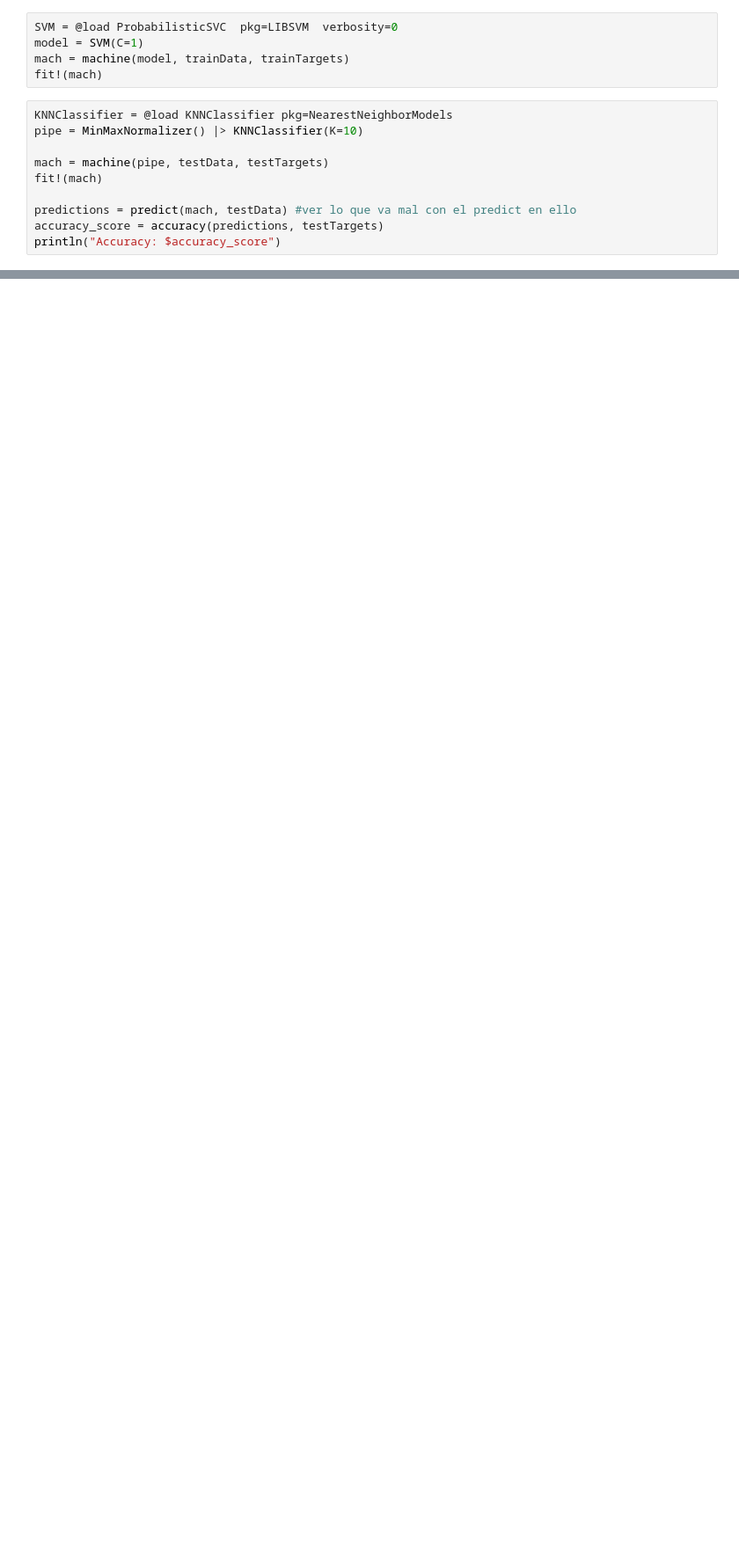
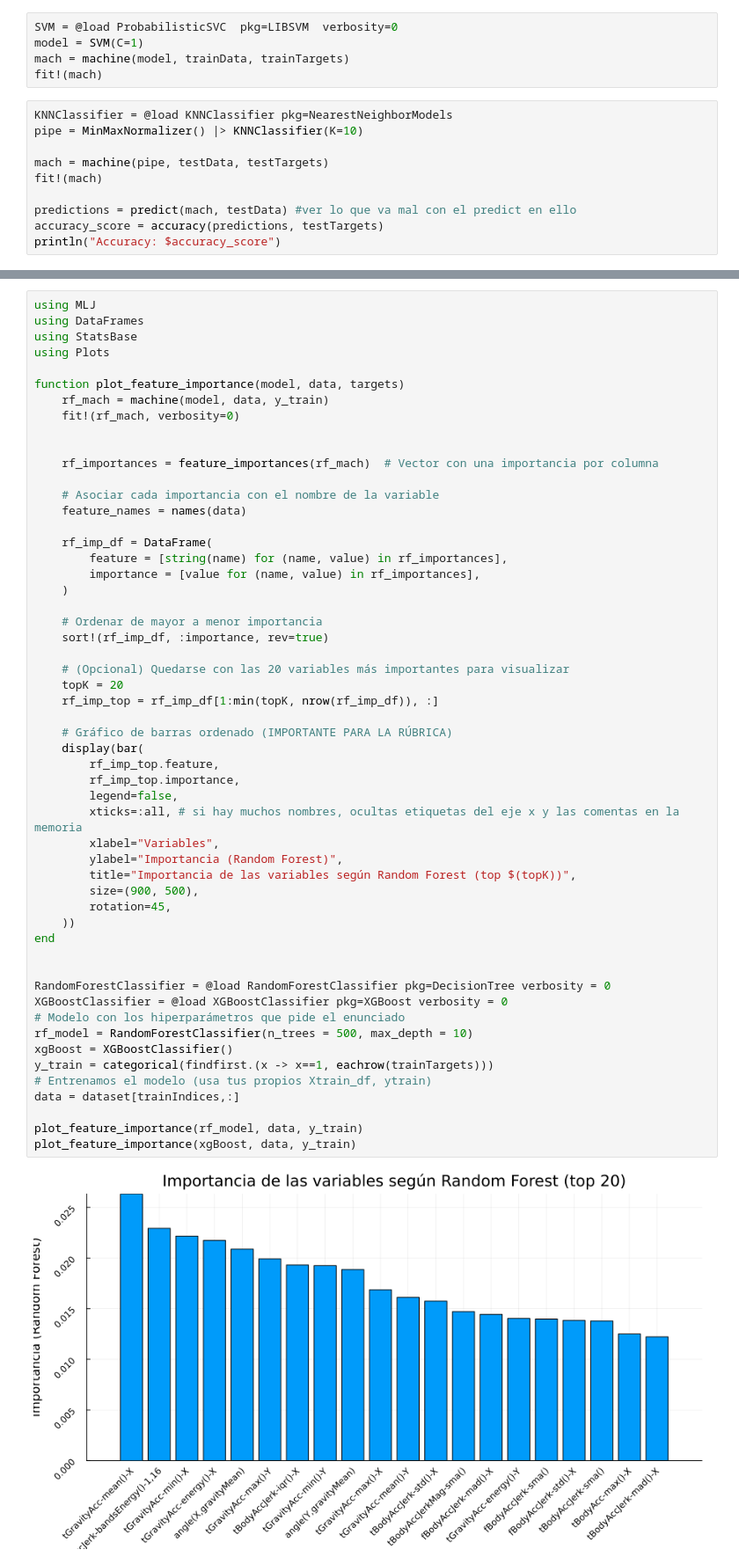
Before and after one commit to rodrigogarciar1/MAAAI, a Jupyter notebook: PracticaFinal/P2_Notebook.ipynb, the cells around one changed output, grey strips where cells are left out. Shown at 88% size. Cells and saved outputs as stored; diff of their text form; blank space fills up the shorter version.

```diff
--- a/PracticaFinal/P2_Notebook.ipynb
+++ b/PracticaFinal/P2_Notebook.ipynb
@@ -575,0 +808,56 @@ plot_and_save(lle_test, testTargets[test_comp,:], "LLE")
+# %%
+using MLJ
+using DataFrames
+using StatsBase
+using Plots
+
+function plot_feature_importance(model, data, targets)
+    rf_mach = machine(model, data, y_train)
+    fit!(rf_mach, verbosity=0)
+
+
+    rf_importances = feature_importances(rf_mach)  # Vector con una importancia por columna
+
+    # Asociar cada importancia con el nombre de la variable
+    feature_names = names(data)
+
+    rf_imp_df = DataFrame(
+        feature = [string(name) for (name, value) in rf_importances],
+        importance = [value for (name, value) in rf_importances],
+    )
+
+    # Ordenar de mayor a menor importancia
+    sort!(rf_imp_df, :importance, rev=true)
+
+    # (Opcional) Quedarse con las 20 variables más importantes para visualizar
+    topK = 20
+    rf_imp_top = rf_imp_df[1:min(topK, nrow(rf_imp_df)), :]
+
+    # Gráfico de barras ordenado (IMPORTANTE PARA LA RÚBRICA)
+    display(bar(
+        rf_imp_top.feature,
+        rf_imp_top.importance,
+        legend=false,
+        xticks=:all, # si hay muchos nombres, ocultas etiquetas del eje x y las comentas en la memoria
+        xlabel="Variables",
+        ylabel="Importancia (Random Forest)",
+        title="Importancia de las variables según Random Forest (top $(topK))",
+        size=(900, 500),
+        rotation=45,
+    ))
+end
+
+
+RandomForestClassifier = @load RandomForestClassifier pkg=DecisionTree verbosity = 0
+XGBoostClassifier = @load XGBoostClassifier pkg=XGBoost verbosity = 0
+# Modelo con los hiperparámetros que pide el enunciado
+rf_model = RandomForestClassifier(n_trees = 500, max_depth = 10)
+xgBoost = XGBoostClassifier()
+y_train = categorical(findfirst.(x -> x==1, eachrow(trainTargets)))
+# Entrenamos el modelo (usa tus propios Xtrain_df, ytrain)
+data = dataset[trainIndices,:]
+
+plot_feature_importance(rf_model, data, y_train)
+plot_feature_importance(xgBoost, data, y_train)
+# %% [output]
+[figure, added]
```
Also changed, not shown: parts of 17 cells of this notebook, 9 other files.
